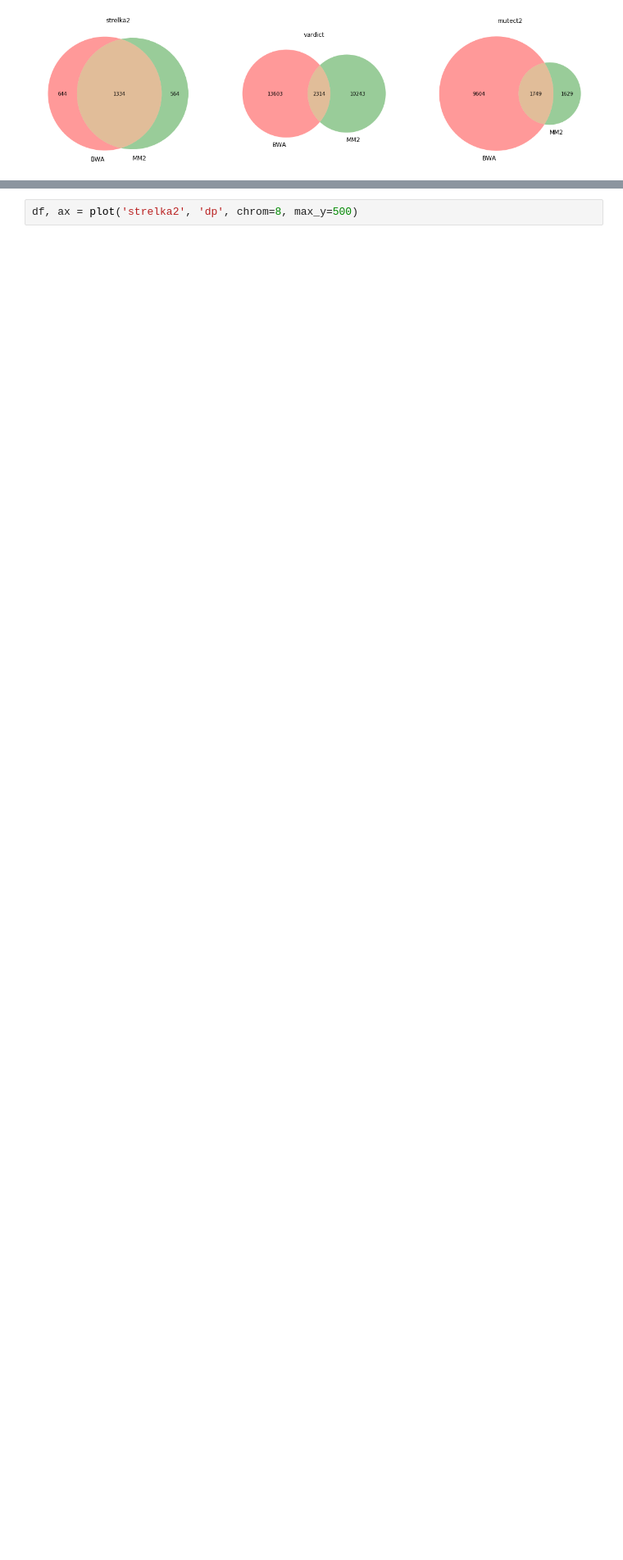
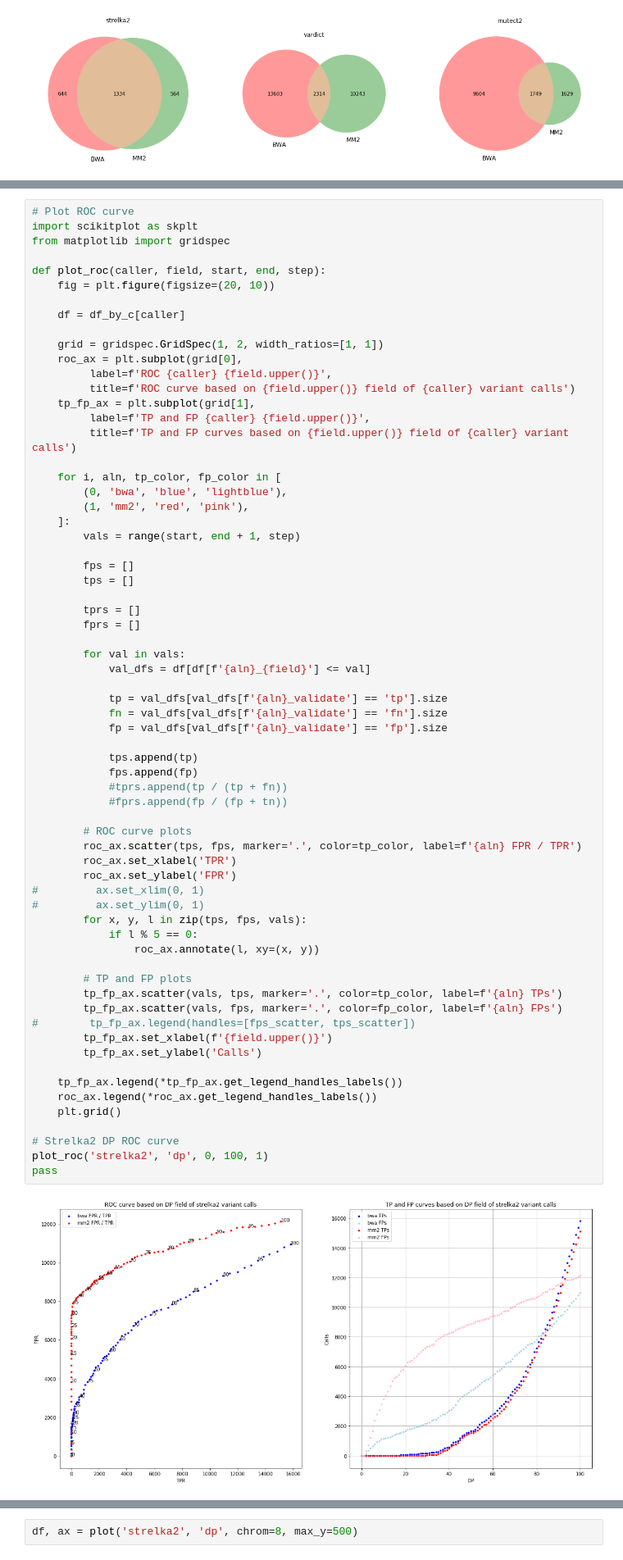
Before and after one commit to umccr/umccrise, a Jupyter notebook: analysis/minimap2/Minimap2_explore.ipynb, the cells around one changed output, grey strips where cells are left out. Shown at 82% size. Drawn from its saved outputs; the diff is of its cells as text; blank space fills up the shorter version.

```diff
--- a/analysis/minimap2/Minimap2_explore.ipynb
+++ b/analysis/minimap2/Minimap2_explore.ipynb
@@ -452,0 +408,68 @@ pass
+# %%
+# Plot ROC curve
+import scikitplot as skplt
+from matplotlib import gridspec
+
+def plot_roc(caller, field, start, end, step):
+    fig = plt.figure(figsize=(20, 10))
+
+    df = df_by_c[caller]
+
+    grid = gridspec.GridSpec(1, 2, width_ratios=[1, 1])
+    roc_ax = plt.subplot(grid[0],
+         label=f'ROC {caller} {field.upper()}',
+         title=f'ROC curve based on {field.upper()} field of {caller} variant calls')
+    tp_fp_ax = plt.subplot(grid[1],
+         label=f'TP and FP {caller} {field.upper()}',
+         title=f'TP and FP curves based on {field.upper()} field of {caller} variant calls')
+
+    for i, aln, tp_color, fp_color in [
+        (0, 'bwa', 'blue', 'lightblue'),
+        (1, 'mm2', 'red', 'pink'),
+    ]:
+        vals = range(start, end + 1, step)
+
+        fps = []
+        tps = []
+
+        tprs = []
+        fprs = []
+
+        for val in vals:
+            val_dfs = df[df[f'{aln}_{field}'] <= val]
+
+            tp = val_dfs[val_dfs[f'{aln}_validate'] == 'tp'].size
+            fn = val_dfs[val_dfs[f'{aln}_validate'] == 'fn'].size
+            fp = val_dfs[val_dfs[f'{aln}_validate'] == 'fp'].size
+
+            tps.append(tp)
+            fps.append(fp)
+            #tprs.append(tp / (tp + fn))
+            #fprs.append(fp / (fp + tn))
+
+        # ROC curve plots
+        roc_ax.scatter(tps, fps, marker='.', color=tp_color, label=f'{aln} FPR / TPR')
+        roc_ax.set_xlabel('TPR')
+        roc_ax.set_ylabel('FPR')
+#         ax.set_xlim(0, 1)
+#         ax.set_ylim(0, 1)
+        for x, y, l in zip(tps, fps, vals):
+            if l % 5 == 0:
+                roc_ax.annotate(l, xy=(x, y))
+
+        # TP and FP plots
+        tp_fp_ax.scatter(vals, tps, marker='.', color=tp_color, label=f'{aln} TPs')
+        tp_fp_ax.scatter(vals, fps, marker='.', color=fp_color, label=f'{aln} FPs')
+#        tp_fp_ax.legend(handles=[fps_scatter, tps_scatter])
+        tp_fp_ax.set_xlabel(f'{field.upper()}')
+        tp_fp_ax.set_ylabel('Calls')
+
+    tp_fp_ax.legend(*tp_fp_ax.get_legend_handles_labels())
+    roc_ax.legend(*roc_ax.get_legend_handles_labels())
+    plt.grid()
+
+# Strelka2 DP ROC curve
+plot_roc('strelka2', 'dp', 0, 100, 1)
+pass
+# %% [output]
+[figure, added]
```
Also changed, not shown: parts of 9 cells of this notebook.
